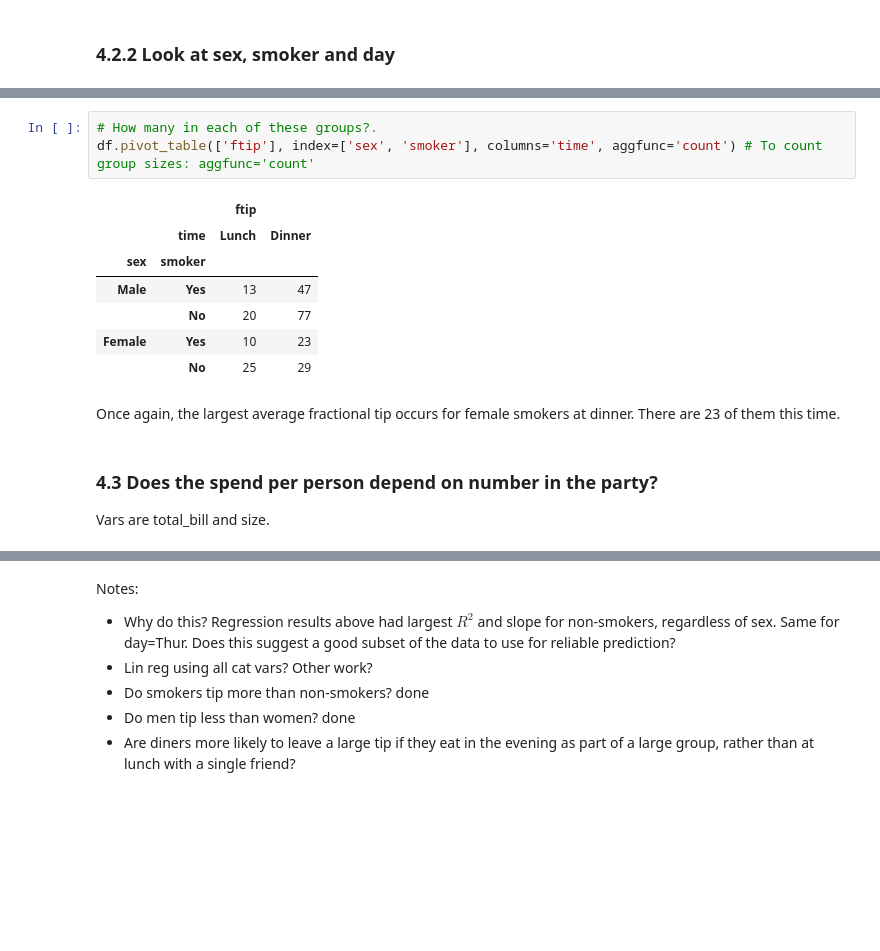
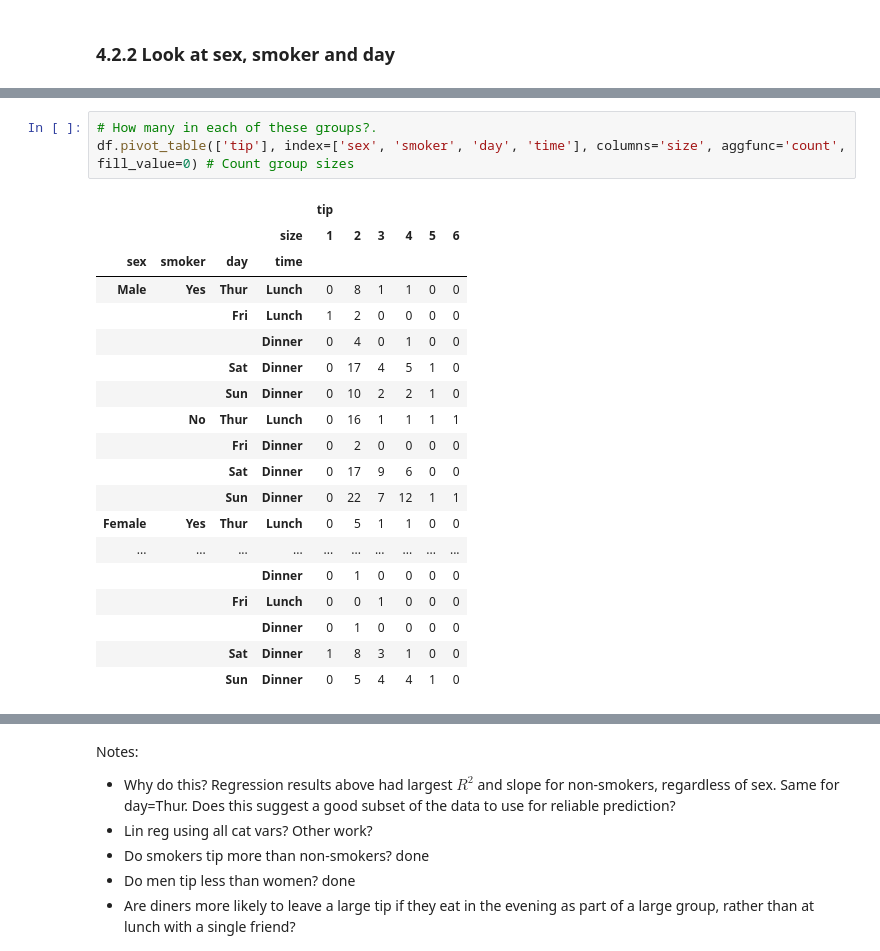
Before and after one commit to elizabethdaly/data-analysis-project, a Jupyter notebook: tips-data-analysis.ipynb, the cells around one changed output, grey strips where cells are left out. Saved outputs shown, nothing was run; the diff lists cells and outputs as text; blank space fills up the shorter version.

```diff
--- a/tips-data-analysis.ipynb
+++ b/tips-data-analysis.ipynb
@@ -630,16 +720,23 @@ df.pivot_table(['ftip'], index=['sex', 'smoker'], columns='time') # To count gro
 # %%
 # How many in each of these groups?.
-df.pivot_table(['ftip'], index=['sex', 'smoker'], columns='time', aggfunc='count') # To count group sizes: aggfunc='count'
+df.pivot_table(['tip'], index=['sex', 'smoker', 'day', 'time'], columns='size', aggfunc='count', fill_value=0) # Count group sizes
 # %% [output]
-|  |  | ftip |  |
-|  | time | Lunch | Dinner |
-| sex | smoker |  |  |
-| Male | Yes | 13 | 47 |
-|  | No | 20 | 77 |
-| Female | Yes | 10 | 23 |
-|  | No | 25 | 29 |
+|  |  |  |  | tip |  |  |  |  |  |
+|  |  |  | size | 1 | 2 | 3 | 4 | 5 | 6 |
+| sex | smoker | day | time |  |  |  |  |  |  |
+| Male | Yes | Thur | Lunch | 0 | 8 | 1 | 1 | 0 | 0 |
+|  |  | Fri | Lunch | 1 | 2 | 0 | 0 | 0 | 0 |
+|  |  |  | Dinner | 0 | 4 | 0 | 1 | 0 | 0 |
+|  |  | Sat | Dinner | 0 | 17 | 4 | 5 | 1 | 0 |
+|  |  | Sun | Dinner | 0 | 10 | 2 | 2 | 1 | 0 |
+|  | No | Thur | Lunch | 0 | 16 | 1 | 1 | 1 | 1 |
+|  |  | Fri | Dinner | 0 | 2 | 0 | 0 | 0 | 0 |
+|  |  | Sat | Dinner | 0 | 17 | 9 | 6 | 0 | 0 |
+|  |  | Sun | Dinner | 0 | 22 | 7 | 12 | 1 | 1 |
+| Female | Yes | Thur | Lunch | 0 | 5 | 1 | 1 | 0 | 0 |
+| ... | ... | ... | ... | ... | ... | ... | ... | ... | ... |
+|  |  |  | Dinner | 0 | 1 | 0 | 0 | 0 | 0 |
+|  |  | Fri | Lunch | 0 | 0 | 1 | 0 | 0 | 0 |
+|  |  |  | Dinner | 0 | 1 | 0 | 0 | 0 | 0 |
+|  |  | Sat | Dinner | 1 | 8 | 3 | 1 | 0 | 0 |
+|  |  | Sun | Dinner | 0 | 5 | 4 | 4 | 1 | 0 |
-# %% [markdown]
-Once again, the largest average fractional tip occurs for female smokers at dinner. There are 23 of them this time.
-# %% [markdown]
-### 4.3 Does the spend per person depend on number in the party?
-Vars are total_bill and size.
```
Also changed, not shown: parts of 36 cells of this notebook.
